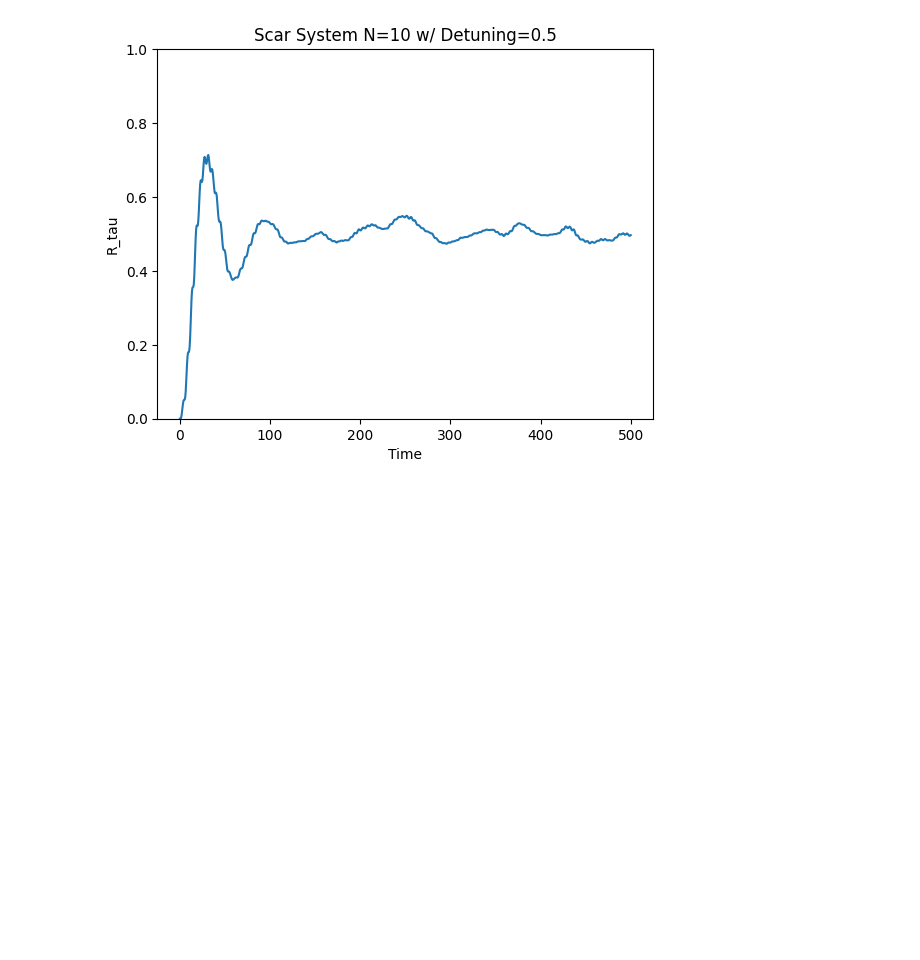
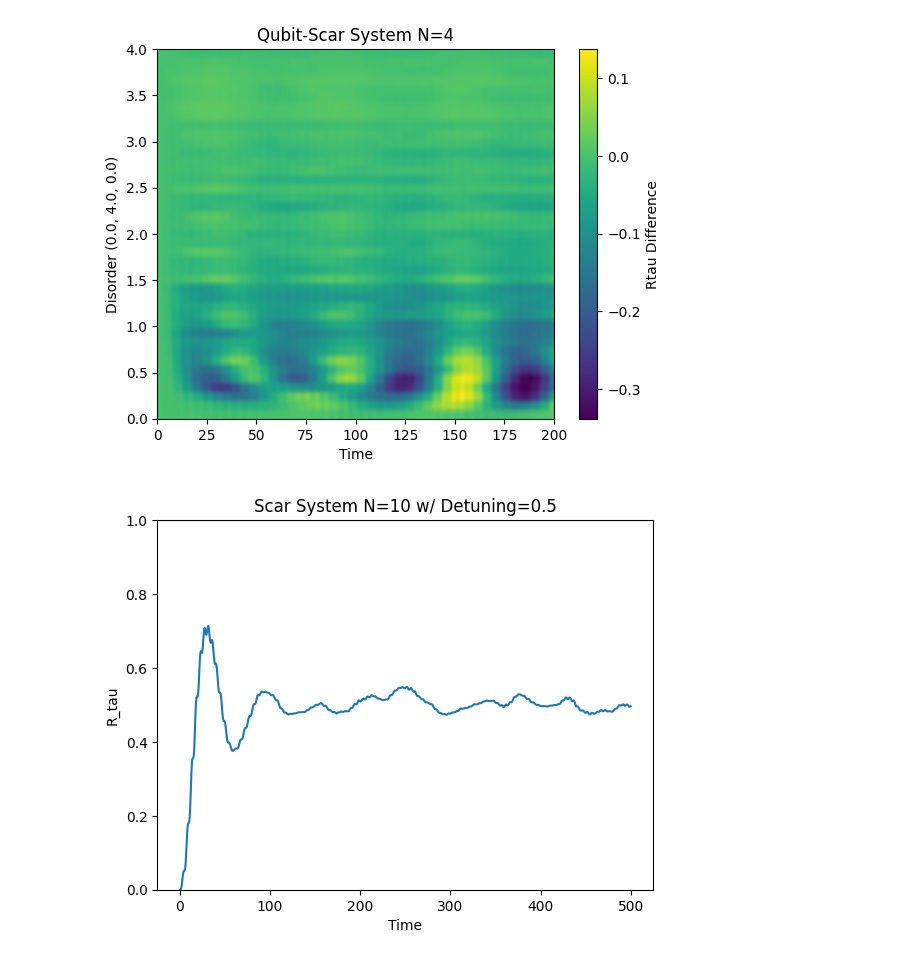
Before and after one commit to Idden/Quantum-Internship, a Jupyter notebook: Quantum_Batteries_Scars/disorder_tests/test1.ipynb, the cells around one changed output. Saved outputs shown, nothing was run; the diff lists cells and outputs as text; code cells hidden in the pictures; blank space fills up the shorter version.

```diff
--- a/Quantum_Batteries_Scars/disorder_tests/test1.ipynb
+++ b/Quantum_Batteries_Scars/disorder_tests/test1.ipynb
@@ -67,3 +69,16 @@ plt.show()
+# %%
+plt.imshow(np.array(densityRtau_qubit) - np.array(densityRtau_scar),
+           extent=[tlist.min(), tlist.max(), dlist.min(), dlist.max()],
+           origin='lower',
+           aspect='auto',
+           cmap='viridis')
+plt.colorbar(label="Rtau Difference")
+plt.title(f"Qubit-Scar System N={N}")
+plt.ylabel(f"Disorder {float(dz), float(dy), float(dx)}")
+plt.xlabel("Time")
+plt.show()
+# %% [output]
+[figure, added]
 # %%
 # scar system
 args = {"A": 0.1, "omega": wd}
```
Also changed, not shown: parts of 3 cells of this notebook.
